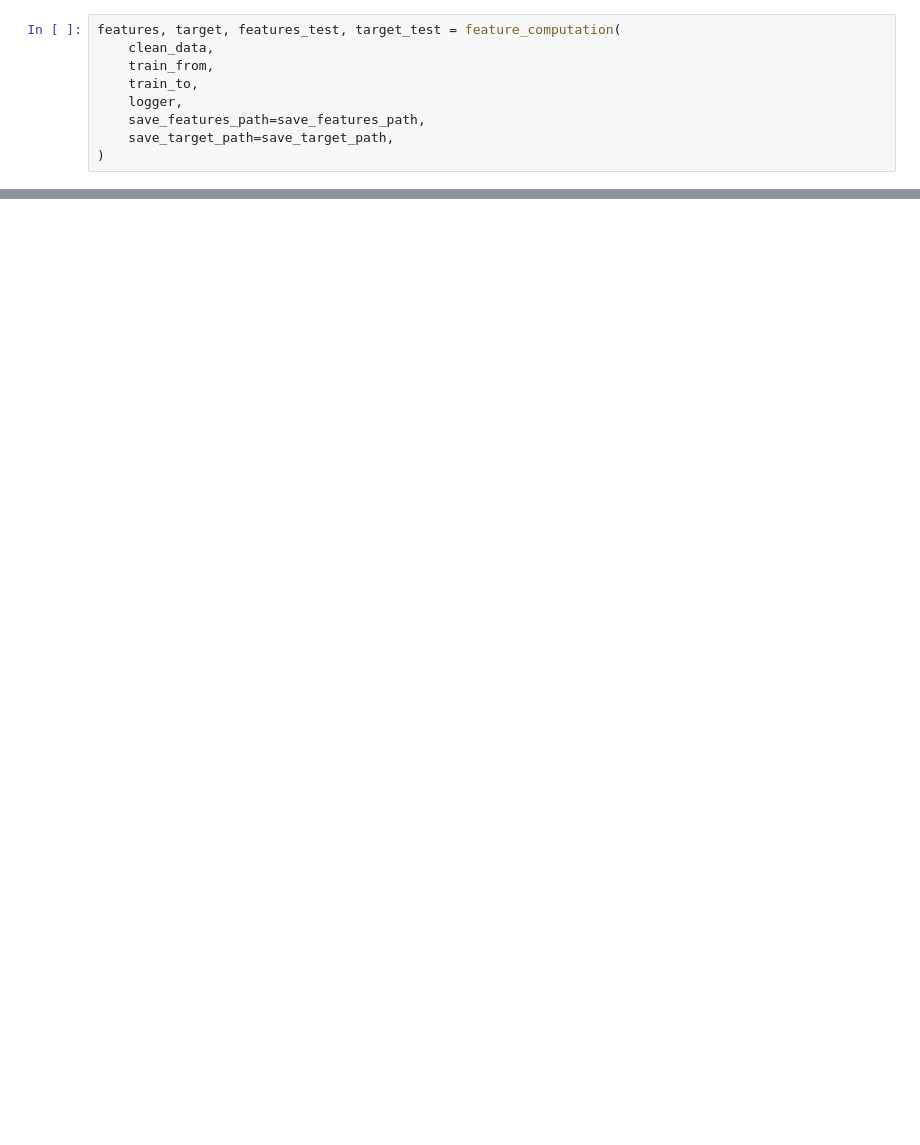
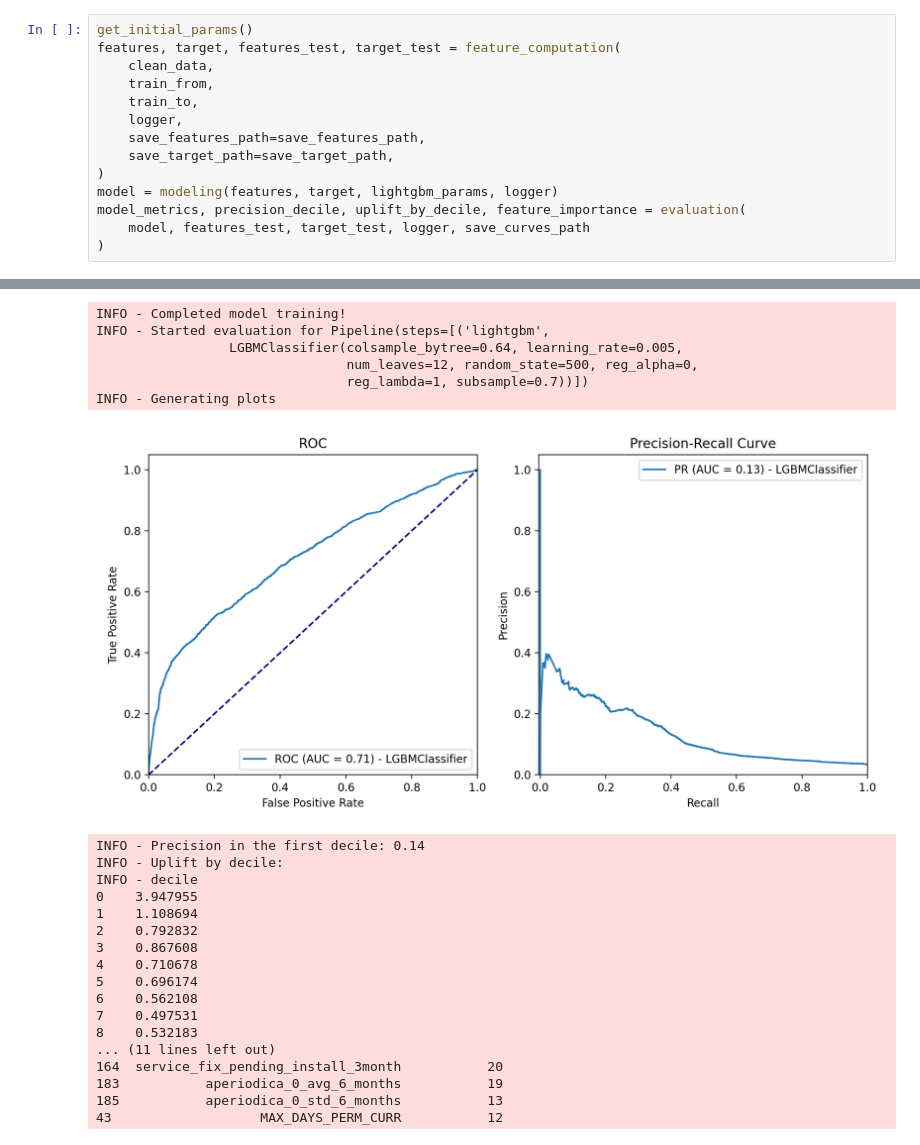
Before and after one commit to Zrive/zrive-ds-4q23-churn, a Jupyter notebook: src/eda/target_train.ipynb, the cells around one changed output, grey strips where cells are left out. Drawn from its saved outputs; the diff is of its cells as text; blank space fills up the shorter version.

Commit message:
trained with random previous users

```diff
--- a/src/eda/target_train.ipynb
+++ b/src/eda/target_train.ipynb
@@ -460,4 +1184,5 @@ INFO - Should fillna
 # %%
+get_initial_params()
 features, target, features_test, target_test = feature_computation(
     clean_data,
     train_from,
@@ -466,3 +1191,8 @@ features, target, features_test, target_test = feature_computation(
     save_features_path=save_features_path,
     save_target_path=save_target_path,
 )
+model = modeling(features, target, lightgbm_params, logger)
+model_metrics, precision_decile, uplift_by_decile, feature_importance = evaluation(
+    model, features_test, target_test, logger, save_curves_path
+)
+# %% [output]
@@ -468,0 +1233,24 @@ features, target, features_test, target_test = feature_computation(
+INFO - Completed model training!
+INFO - Started evaluation for Pipeline(steps=[('lightgbm',
+                 LGBMClassifier(colsample_bytree=0.64, learning_rate=0.005,
+                                num_leaves=12, random_state=500, reg_alpha=0,
+                                reg_lambda=1, subsample=0.7))])
+INFO - Generating plots
+[figure, added]
+INFO - Precision in the first decile: 0.14
+INFO - Uplift by decile:
+INFO - decile
+0    3.947955
+1    1.108694
+2    0.792832
+3    0.867608
+4    0.710678
+5    0.696174
+6    0.562108
+7    0.497531
+8    0.532183
+... (11 lines left out)
+164  service_fix_pending_install_3month           20
+183           aperiodica_0_avg_6_months           19
+185           aperiodica_0_std_6_months           13
+43                   MAX_DAYS_PERM_CURR           12
```
Also changed, not shown: parts of 18 cells of this notebook, 1 other file.
